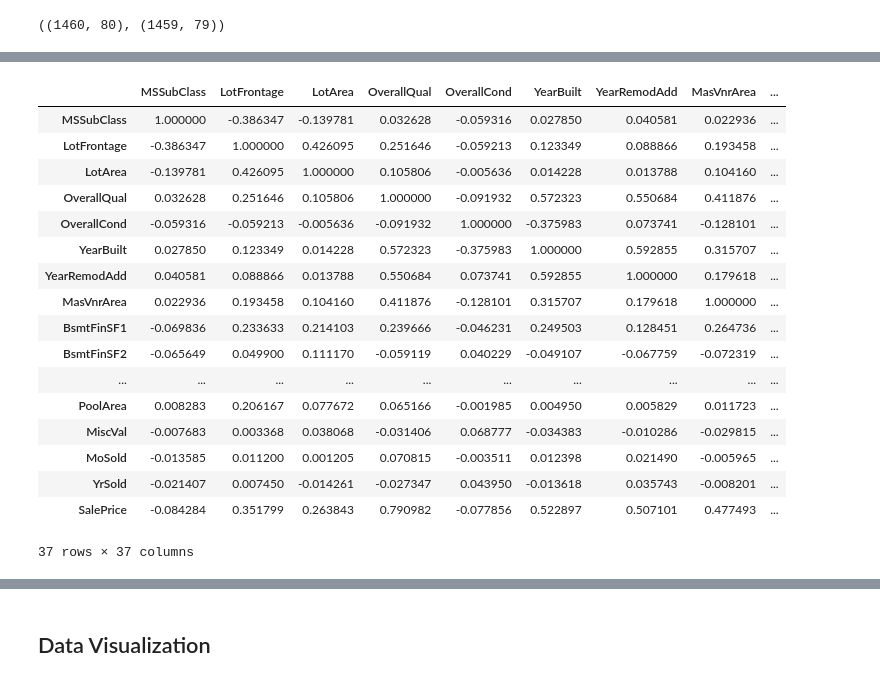
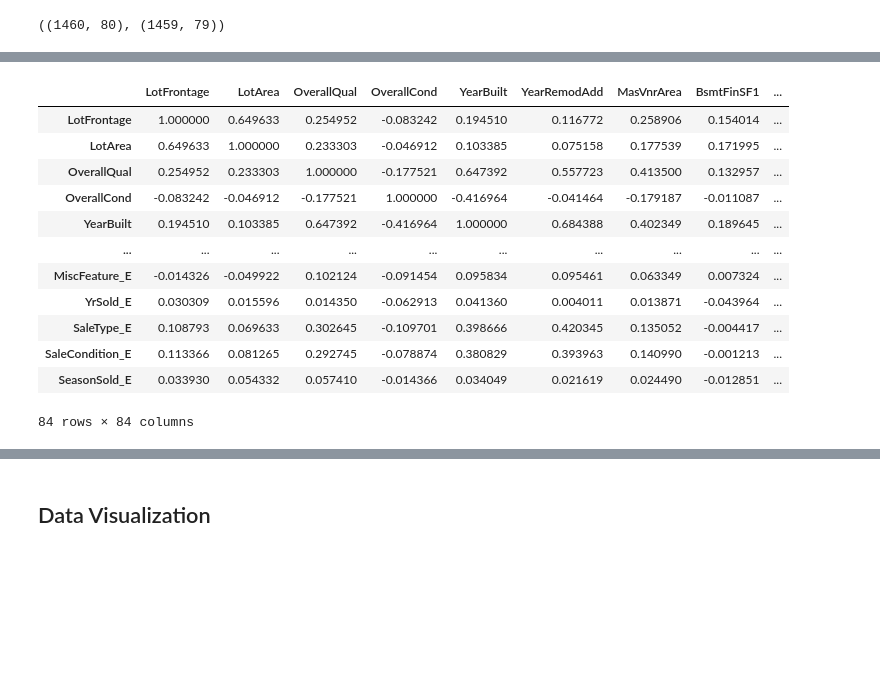
Before and after one commit to KevinKronk/kaggle-house-prices-dataset, a Jupyter notebook: kaggle-house-prices-dataset.ipynb, the cells around one changed output, grey strips where cells are left out. Drawn from its saved outputs; the diff is of its cells as text; code cells hidden in the pictures; blank space fills up the shorter version.

```diff
--- a/kaggle-house-prices-dataset.ipynb
+++ b/kaggle-house-prices-dataset.ipynb
@@ -199,0 +257,12 @@ train_df.shape, test_df.shape
+# %%
+# Let's create a separate binary feature to account for features with a 'NO' class
+for df in [train_df, test_df]:
+    df['Basement'] = df['BsmtQual'] != 'NO'
+    df['Garage'] = df['GarageQual'] != 'NO'
+    df['Fireplace'] = df['FireplaceQu'] != 'NO'
+    df['Pool'] = df['PoolQC'] != 'NO'
+# %%
+score_no_categories = ['BsmtQual', 'BsmtCond', 'FireplaceQu', 'GarageQual', 'GarageCond']
+for df in [train_df, test_df]:
+    for feature in score_no_categories:
+        df[feature+'_E'] = df[feature].map({'Ex':5, 'Gd':4, 'TA':3, 'Fa':2, 'Po':1, 'NO':0})
@@ -199,0 +281,3 @@ train_df.shape, test_df.shape
+# %%
+categorical_features = train_df.select_dtypes(include=['category', 'object']).columns
+categorical_features
@@ -199,0 +293,8 @@ train_df.shape, test_df.shape
+# %%
+for feature in categorical_features:
+    classes_by_saleprice = train_df[[feature, 'SalePrice']].groupby(feature).mean()['SalePrice']
+    classes_by_saleprice = classes_by_saleprice.sort_values()
+    ordinal_mapping = pd.Series(range(1, len(classes_by_saleprice)+1),
+                                    index=classes_by_saleprice.index).to_dict()
+    train_df[feature+'_E'] = train_df[feature].map(ordinal_mapping).astype('float16')
+    test_df[feature+'_E'] = test_df[feature].map(ordinal_mapping).astype('float16')
@@ -221,24 +329,20 @@ train_df.describe()
 # %%
 # We can look at the correlation measure of dependence for numerical features
-train_df.corr()
+# Spearman correlation is better when there may be a nonlinear relationship between the variables
+train_df.corr(method='spearman')
 # %% [output]
-|  | MSSubClass | LotFrontage | LotArea | OverallQual | OverallCond | YearBuilt | YearRemodAdd | MasVnrArea | ... |
-| MSSubClass | 1.000000 | -0.386347 | -0.139781 | 0.032628 | -0.059316 | 0.027850 | 0.040581 | 0.022936 | ... |
-| LotFrontage | -0.386347 | 1.000000 | 0.426095 | 0.251646 | -0.059213 | 0.123349 | 0.088866 | 0.193458 | ... |
-| LotArea | -0.139781 | 0.426095 | 1.000000 | 0.105806 | -0.005636 | 0.014228 | 0.013788 | 0.104160 | ... |
-| OverallQual | 0.032628 | 0.251646 | 0.105806 | 1.000000 | -0.091932 | 0.572323 | 0.550684 | 0.411876 | ... |
-| OverallCond | -0.059316 | -0.059213 | -0.005636 | -0.091932 | 1.000000 | -0.375983 | 0.073741 | -0.128101 | ... |
-| YearBuilt | 0.027850 | 0.123349 | 0.014228 | 0.572323 | -0.375983 | 1.000000 | 0.592855 | 0.315707 | ... |
-| YearRemodAdd | 0.040581 | 0.088866 | 0.013788 | 0.550684 | 0.073741 | 0.592855 | 1.000000 | 0.179618 | ... |
-| MasVnrArea | 0.022936 | 0.193458 | 0.104160 | 0.411876 | -0.128101 | 0.315707 | 0.179618 | 1.000000 | ... |
-| BsmtFinSF1 | -0.069836 | 0.233633 | 0.214103 | 0.239666 | -0.046231 | 0.249503 | 0.128451 | 0.264736 | ... |
-| BsmtFinSF2 | -0.065649 | 0.049900 | 0.111170 | -0.059119 | 0.040229 | -0.049107 | -0.067759 | -0.072319 | ... |
+|  | LotFrontage | LotArea | OverallQual | OverallCond | YearBuilt | YearRemodAdd | MasVnrArea | BsmtFinSF1 | ... |
+| LotFrontage | 1.000000 | 0.649633 | 0.254952 | -0.083242 | 0.194510 | 0.116772 | 0.258906 | 0.154014 | ... |
+| LotArea | 0.649633 | 1.000000 | 0.233303 | -0.046912 | 0.103385 | 0.075158 | 0.177539 | 0.171995 | ... |
+| OverallQual | 0.254952 | 0.233303 | 1.000000 | -0.177521 | 0.647392 | 0.557723 | 0.413500 | 0.132957 | ... |
+| OverallCond | -0.083242 | -0.046912 | -0.177521 | 1.000000 | -0.416964 | -0.041464 | -0.179187 | -0.011087 | ... |
+| YearBuilt | 0.194510 | 0.103385 | 0.647392 | -0.416964 | 1.000000 | 0.684388 | 0.402349 | 0.189645 | ... |
 | ... | ... | ... | ... | ... | ... | ... | ... | ... | ... |
-| PoolArea | 0.008283 | 0.206167 | 0.077672 | 0.065166 | -0.001985 | 0.004950 | 0.005829 | 0.011723 | ... |
-| MiscVal | -0.007683 | 0.003368 | 0.038068 | -0.031406 | 0.068777 | -0.034383 | -0.010286 | -0.029815 | ... |
-| MoSold | -0.013585 | 0.011200 | 0.001205 | 0.070815 | -0.003511 | 0.012398 | 0.021490 | -0.005965 | ... |
-| YrSold | -0.021407 | 0.007450 | -0.014261 | -0.027347 | 0.043950 | -0.013618 | 0.035743 | -0.008201 | ... |
-| SalePrice | -0.084284 | 0.351799 | 0.263843 | 0.790982 | -0.077856 | 0.522897 | 0.507101 | 0.477493 | ... |
+| MiscFeature_E | -0.014326 | -0.049922 | 0.102124 | -0.091454 | 0.095834 | 0.095461 | 0.063349 | 0.007324 | ... |
+| YrSold_E | 0.030309 | 0.015596 | 0.014350 | -0.062913 | 0.041360 | 0.004011 | 0.013871 | -0.043964 | ... |
+| SaleType_E | 0.108793 | 0.069633 | 0.302645 | -0.109701 | 0.398666 | 0.420345 | 0.135052 | -0.004417 | ... |
+| SaleCondition_E | 0.113366 | 0.081265 | 0.292745 | -0.078874 | 0.380829 | 0.393963 | 0.140990 | -0.001213 | ... |
+| SeasonSold_E | 0.033930 | 0.054332 | 0.057410 | -0.014366 | 0.034049 | 0.021619 | 0.024490 | -0.012851 | ... |
-37 rows × 37 columns
+84 rows × 84 columns
 # %%
 # To just look at what correlated with the SalePrice
```
Also changed, not shown: parts of 172 cells of this notebook.
